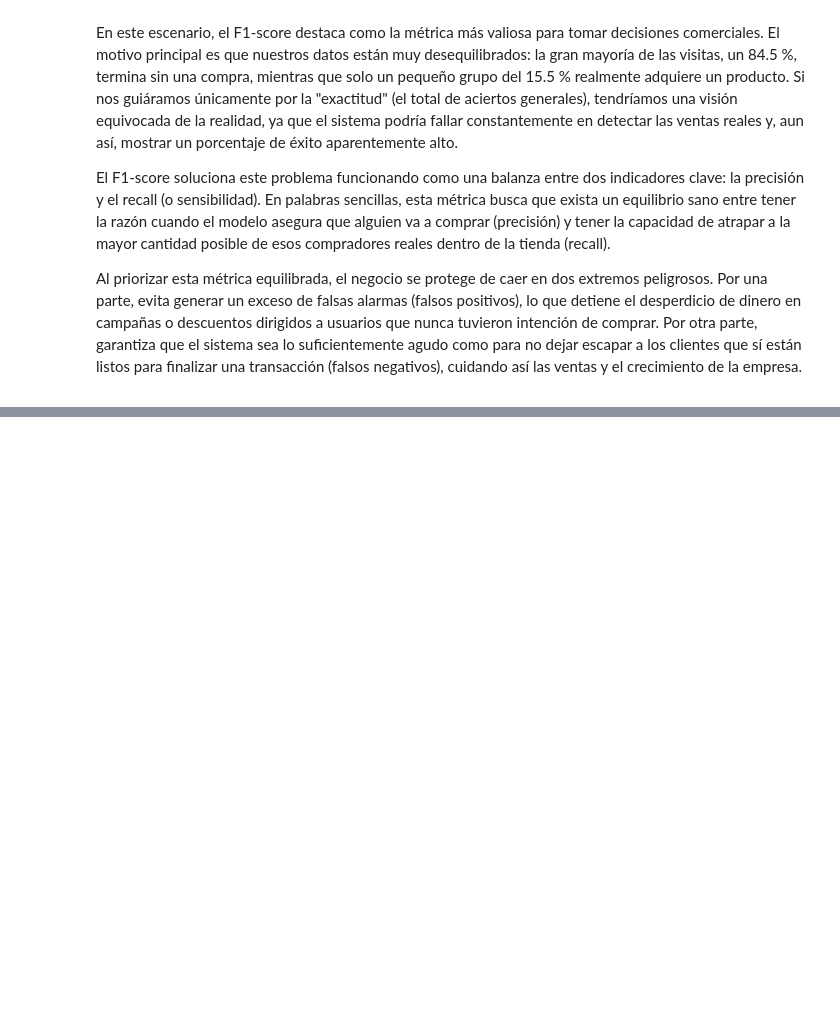
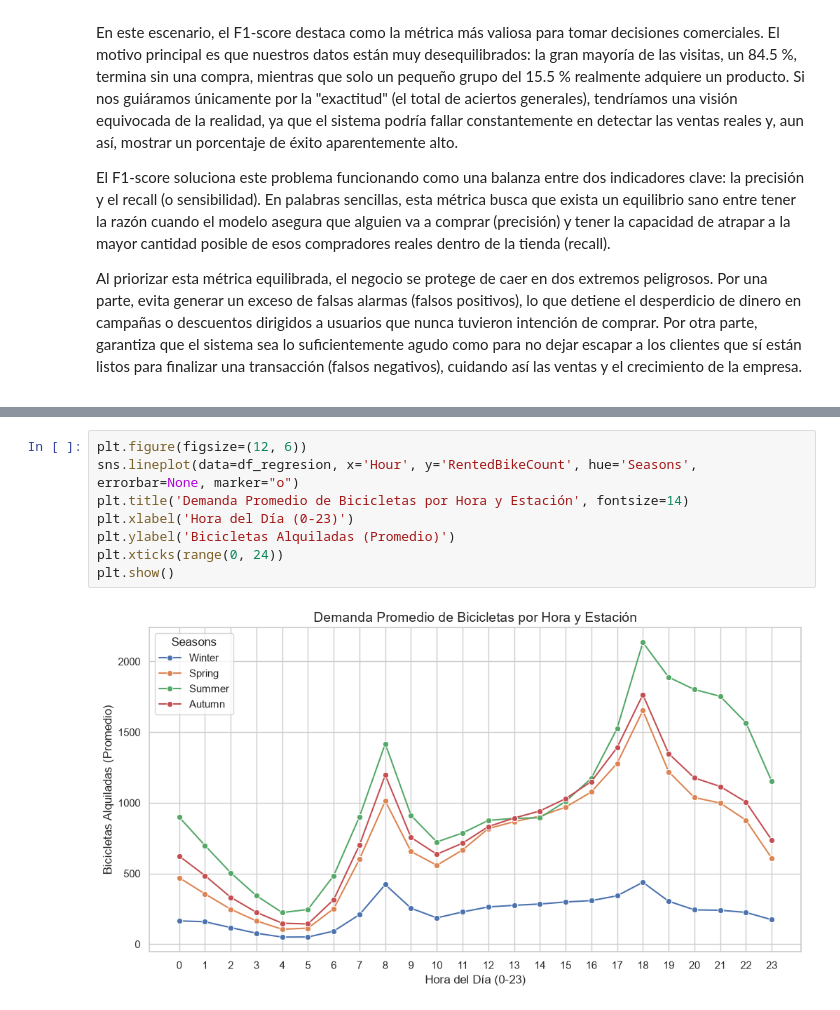
Before and after one commit to ByJuanRod/Actividad-Evaluativa, a Jupyter notebook: modelos_predictivos.ipynb, the cells around one changed output, grey strips where cells are left out. Drawn from its saved outputs; the diff is of its cells as text; blank space fills up the shorter version.

```diff
--- a/modelos_predictivos.ipynb
+++ b/modelos_predictivos.ipynb
@@ -695,0 +886,10 @@ Al priorizar esta métrica equilibrada, el negocio se protege de caer en dos ext
+# %%
+plt.figure(figsize=(12, 6))
+sns.lineplot(data=df_regresion, x='Hour', y='RentedBikeCount', hue='Seasons', errorbar=None, marker="o")
+plt.title('Demanda Promedio de Bicicletas por Hora y Estación', fontsize=14)
+plt.xlabel('Hora del Día (0-23)')
+plt.ylabel('Bicicletas Alquiladas (Promedio)')
+plt.xticks(range(0, 24))
+plt.show()
+# %% [output]
+[figure, added]
```
Also changed, not shown: parts of 77 cells of this notebook.
